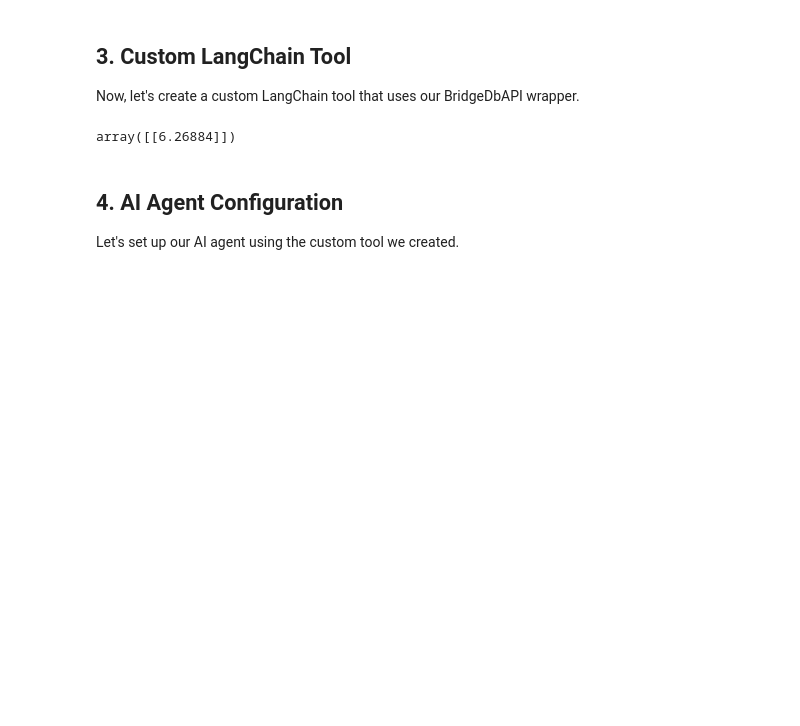
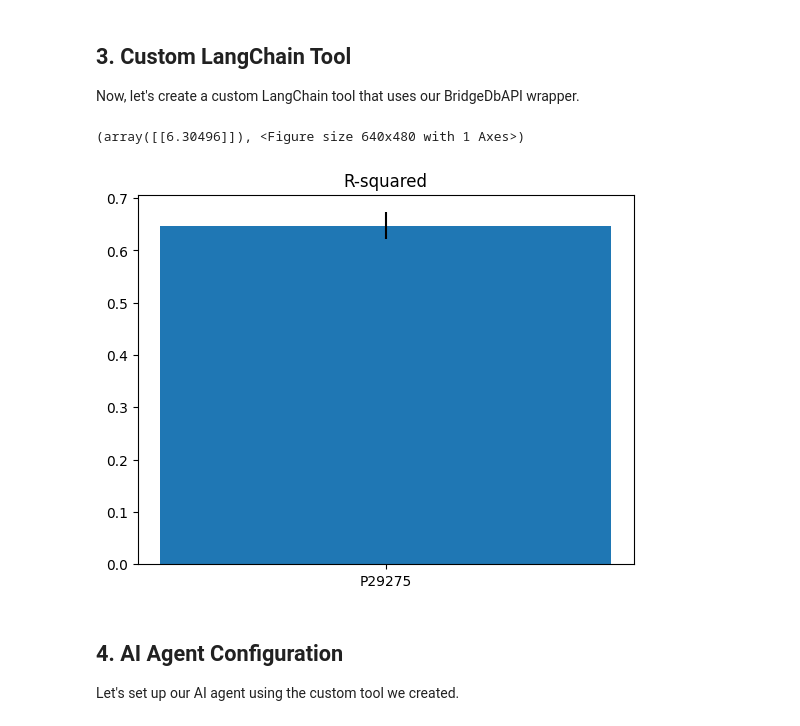
Before and after one commit to LindeSchoenmaker/hackathon_3, a Jupyter notebook: agent_qspr.ipynb, the cells around one changed output. Cells and saved outputs as stored; diff of their text form; code cells hidden in the pictures; blank space fills up the shorter version.

```diff
--- a/agent_qspr.ipynb
+++ b/agent_qspr.ipynb
@@ -191,9 +242,10 @@ tools = [PapyrusDatasetThresholdTool()]
 # %%
 # Test with a different ENSG identifier (e.g., BRCA2)
 tool = PapyrusDatasetThresholdTool()
-tool._run("P29275, high, 1000, CCCCCC")
+tool._run("P29275, high, CCCCCC")
 # %% [output]
-array([[6.26884]])
+(array([[6.30496]]), <Figure size 640x480 with 1 Axes>)
+[figure, added]
 # %% [markdown]
 ## 4. AI Agent Configuration
 
```
Also changed, not shown: parts of 3 cells of this notebook.
